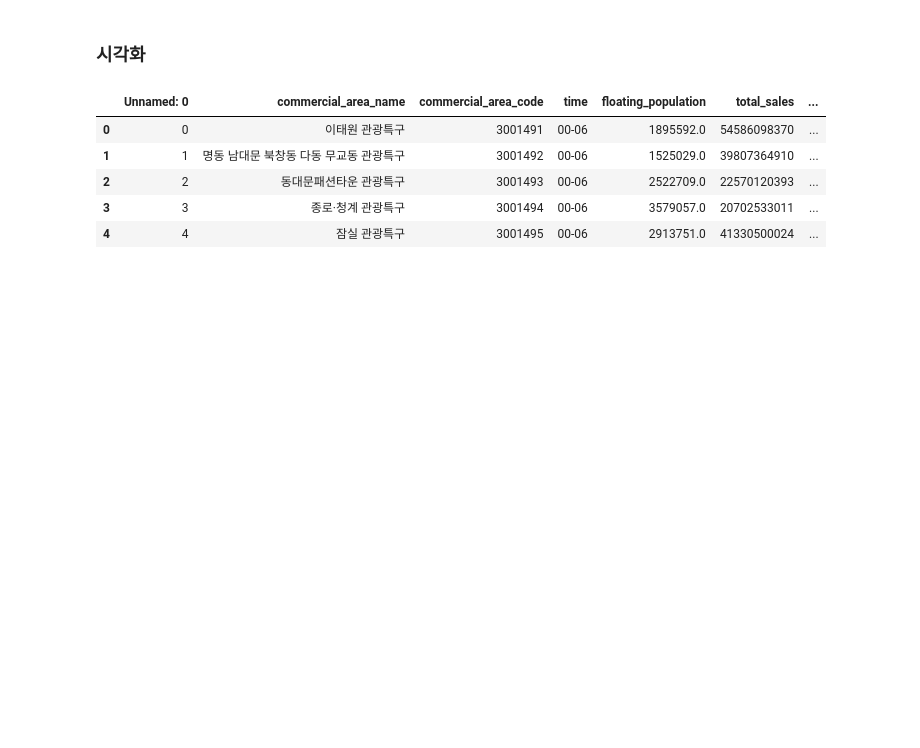
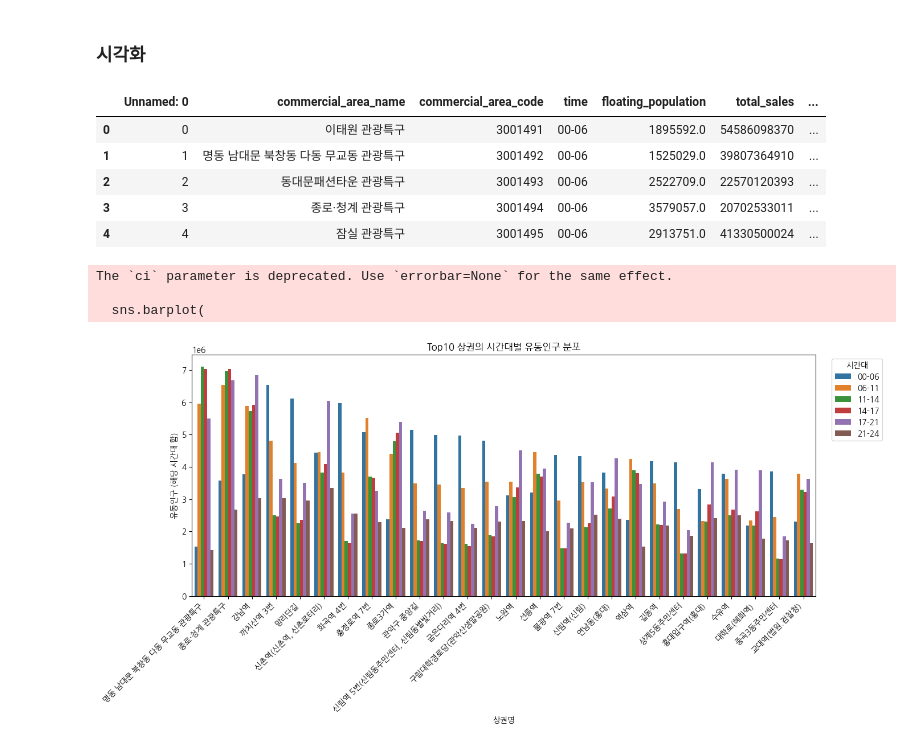
Before and after one commit to hyoinYang/eda-repo-4, a Jupyter notebook: src/eda/local_population_and_commercial_area_.ipynb, the cells around one changed output. Drawn from its saved outputs; the diff is of its cells as text; code cells hidden in the pictures; blank space fills up the shorter version.

Commit message:
feat: upload visualize

```diff
--- a/src/eda/local_population_and_commercial_area_.ipynb
+++ b/src/eda/local_population_and_commercial_area_.ipynb
@@ -567,3 +567,34 @@ sales_time.head()
 | 2 | 2 | 동대문패션타운 관광특구 | 3001493 | 00-06 | 2522709.0 | 22570120393 | ... |
 | 3 | 3 | 종로·청계 관광특구 | 3001494 | 00-06 | 3579057.0 | 20702533011 | ... |
 | 4 | 4 | 잠실 관광특구 | 3001495 | 00-06 | 2913751.0 | 41330500024 | ... |
+# %%
+top10_areas = sales_time.nlargest(50, 'floating_population')
+
+# top10 상권 리스트 (위에서 만든 top10_areas 사용)
+top_names = top10_areas['commercial_area_name'].tolist()
+
+# 원본에서 top10 상권에 해당하는 모든 행 선택
+df_top10_full = sales_time[sales_time['commercial_area_name'].isin(top_names)]
+
+plt.figure(figsize=(14,7))
+sns.barplot(
+    data=df_top10_full,
+    x='commercial_area_name',
+    y='floating_population',
+    hue='time',
+    estimator=sum,     # 같은 상권+time 여러 행 있을 때 합계로 표시
+    ci=None,
+    order=top10_areas.sort_values('floating_population', ascending=False)['commercial_area_name']
+)
+plt.title('Top10 상권의 시간대별 유동인구 분포')
+plt.xlabel('상권명')
+plt.ylabel('유동인구 (해당 시간대 합)')
+plt.xticks(rotation=45, ha='right')
+plt.legend(title='시간대', bbox_to_anchor=(1.02,1), loc='upper left')
+plt.tight_layout()
+plt.show()
+# %% [output]
+The `ci` parameter is deprecated. Use `errorbar=None` for the same effect.
+
+  sns.barplot(
+[figure, added]
```
Also changed, not shown: parts of 3 cells of this notebook.
